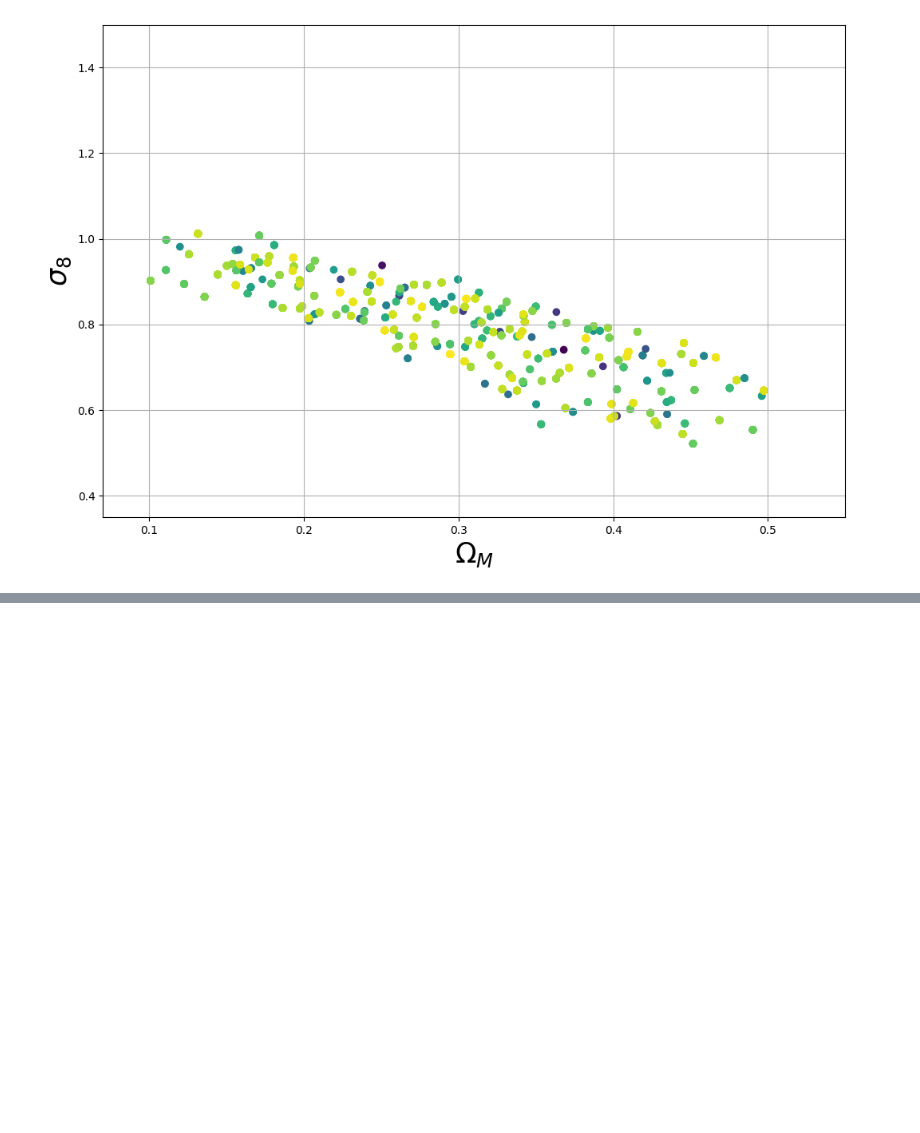
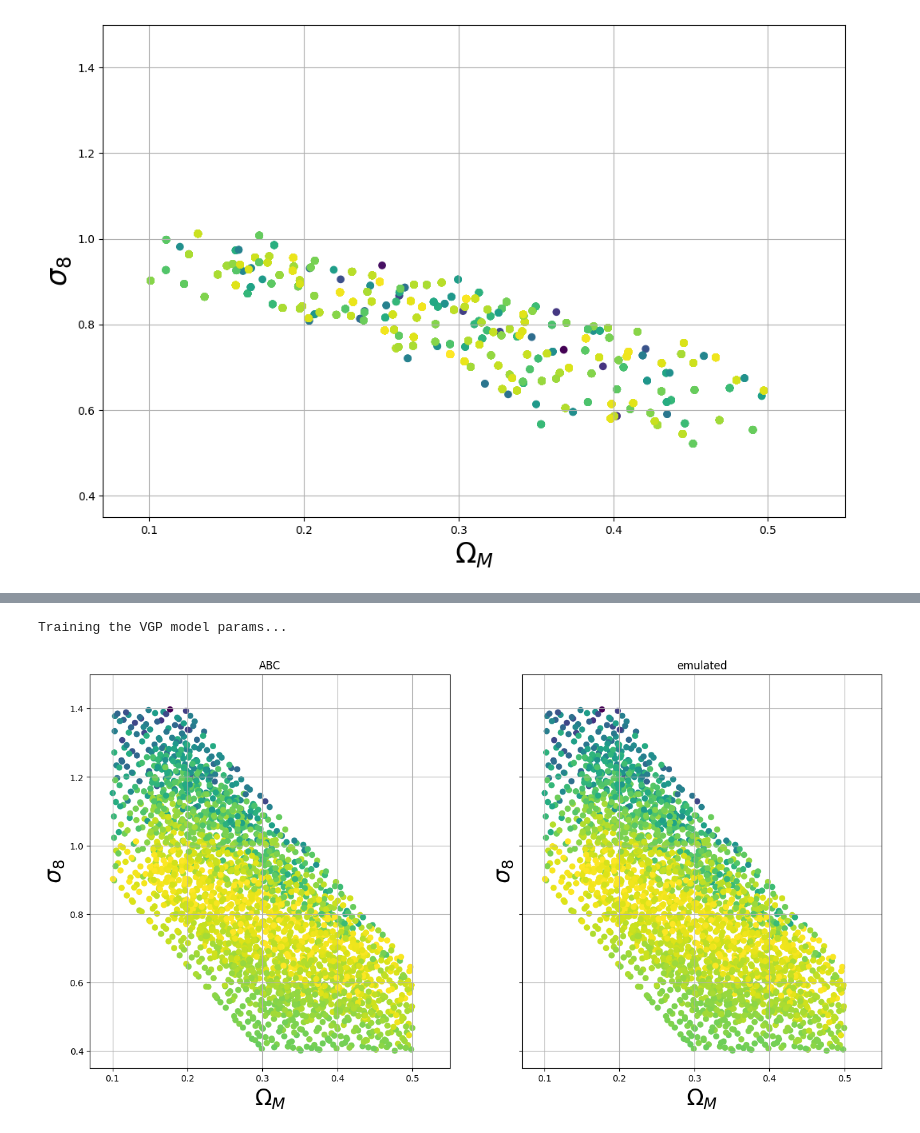
Before and after one commit to des-science/y3-deep-lss, a Jupyter notebook: notebooks/evaluation/constraints.ipynb, the cells around one changed output, grey strips where cells are left out. Saved outputs shown, nothing was run; the diff lists cells and outputs as text; code cells hidden in the pictures; blank space fills up the shorter version.

```diff
--- a/notebooks/evaluation/constraints.ipynb
+++ b/notebooks/evaluation/constraints.ipynb
@@ -109,0 +117,18 @@ ax.grid(True)
+# %%
+emu = gp_emulator.VGP_Emu(
+    objective=None,
+    X_init=X_init,
+    Y_init=Y_init,
+    space=None,
+    num_restarts=1,
+    kern="exponential",
+    max_opt_iter=1000,
+    normalize_X=False,
+    normalize_Y=False,
+    mean_only=True,
+    ARD=False,
+    full_restart=False,
+    learning_rate=0.1,
+    parameter_noise_scale=0.05,
+    minimum_variance=1e-3
+)
@@ -109,0 +149,31 @@ ax.grid(True)
+# %%
+emu.optimize_model()
+# %% [output]
+Training the VGP model params...
+# %%
+predictor = emu.get_noiseless_predictor()
+# %%
+predictions = predictor(X_init)
+
+pred_post = predictions
+pred_post -= np.max(pred_post)
+pred_post = np.exp(pred_post)
+pred_post /= np.sum(pred_post)
+# %%
+fig, ax = plt.subplots(figsize=(16,8), ncols=2, sharex=True, sharey=True)
+
+# original
+ax[0].scatter(Om, s8, c=np.log(posterior))
+ax[0].set(xlim=(0.07, 0.55), ylim=(0.35, 1.5), title="ABC")
+ax[0].set_xlabel("$\Omega_M$", fontsize=25)
+ax[0].set_ylabel("$\sigma_8$", fontsize=25)
+ax[0].grid(True)
+
+# emulated
+ax[1].scatter(Om, s8, c=np.log(pred_post))
+ax[1].set(xlim=(0.07, 0.55), ylim=(0.35, 1.5), title="emulated")
+ax[1].set_xlabel("$\Omega_M$", fontsize=25)
+ax[1].set_ylabel("$\sigma_8$", fontsize=25)
+ax[1].grid(True)
+# %% [output]
+[figure, added]
```
Also changed, not shown: parts of 5 cells of this notebook, 1 other file.
